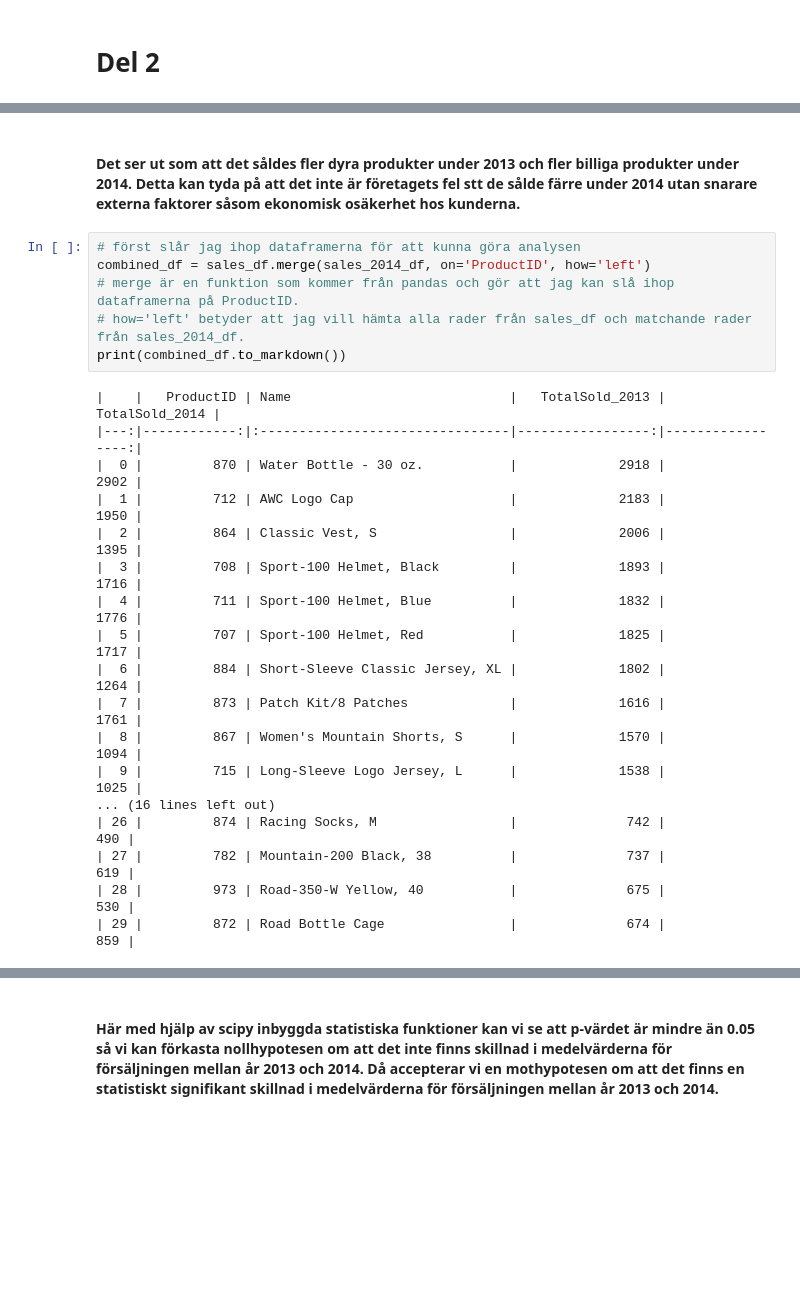
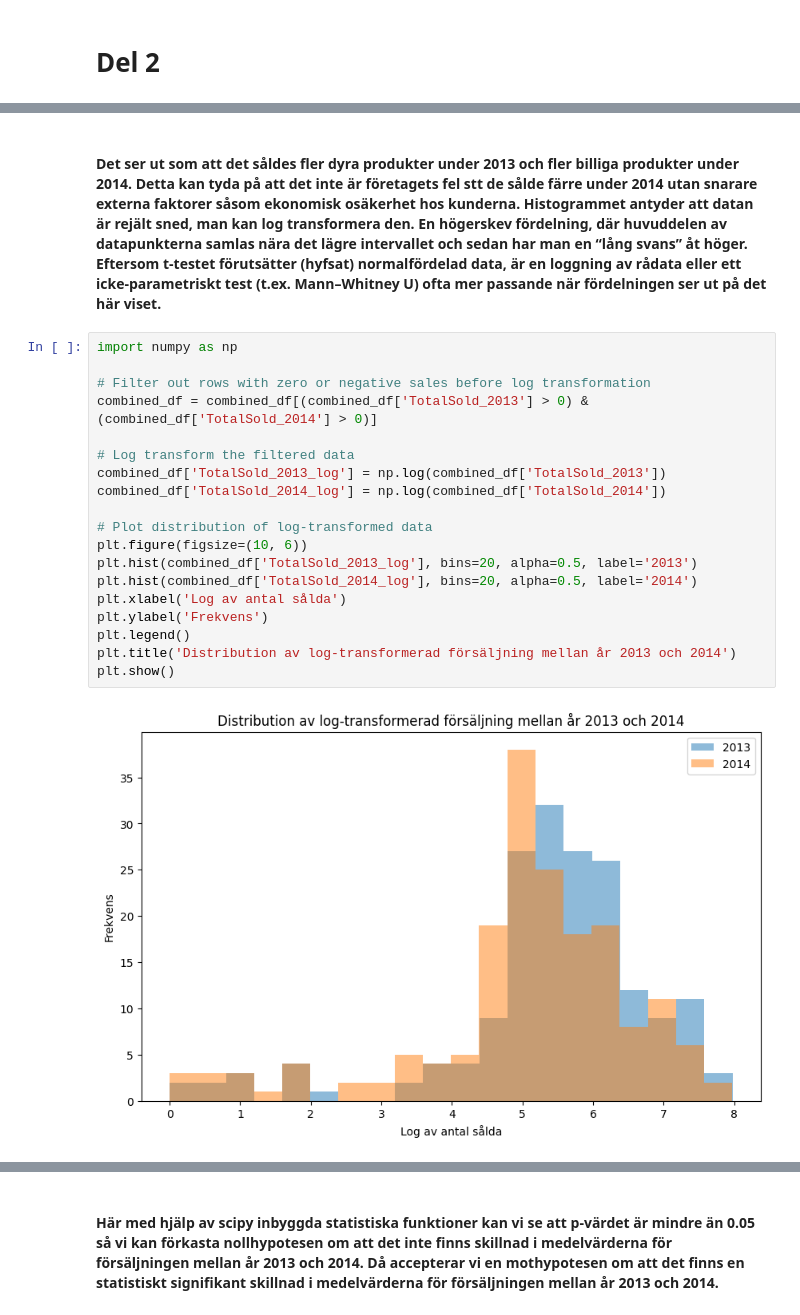
Before and after one commit to maria-lagerholm/FullStackRomanChurches, a Jupyter notebook: kunskapskontroll_Lagerholm.ipynb, the cells around one changed output, grey strips where cells are left out. Cells and saved outputs as stored; diff of their text form; blank space fills up the shorter version.

Commit message:
corrected distribution

```diff
--- a/kunskapskontroll_Lagerholm.ipynb
+++ b/kunskapskontroll_Lagerholm.ipynb
@@ -533,29 +567,26 @@ plt.show()
 # %% [markdown]
-#### Det ser ut som att det såldes fler dyra produkter under 2013 och fler billiga produkter under 2014. Detta kan tyda på att det inte är företagets fel stt de sålde färre under 2014 utan snarare externa faktorer såsom ekonomisk osäkerhet hos kunderna.
+#### Det ser ut som att det såldes fler dyra produkter under 2013 och fler billiga produkter under 2014. Detta kan tyda på att det inte är företagets fel stt de sålde färre under 2014 utan snarare externa faktorer såsom ekonomisk osäkerhet hos kunderna. Histogrammet antyder att datan är rejält sned, man kan log transformera den.  En högerskev fördelning, där huvuddelen av datapunkterna samlas nära det lägre intervallet och sedan har man en “lång svans” åt höger. Eftersom t-testet förutsätter (hyfsat) normalfördelad data, är en loggning av rådata eller ett icke-parametriskt test (t.ex. Mann–Whitney U) ofta mer passande när fördelningen ser ut på det här viset.
-# %%
-# först slår jag ihop dataframerna för att kunna göra analysen
-combined_df = sales_df.merge(sales_2014_df, on='ProductID', how='left')
-# merge är en funktion som kommer från pandas och gör att jag kan slå ihop dataframerna på ProductID.
-# how='left' betyder att jag vill hämta alla rader från sales_df och matchande rader från sales_2014_df.
-print(combined_df.to_markdown())
-# %% [output]
-|    |   ProductID | Name                            |   TotalSold_2013 |   TotalSold_2014 |
-|---:|------------:|:--------------------------------|-----------------:|-----------------:|
-|  0 |         870 | Water Bottle - 30 oz.           |             2918 |             2902 |
-|  1 |         712 | AWC Logo Cap                    |             2183 |             1950 |
-|  2 |         864 | Classic Vest, S                 |             2006 |             1395 |
-|  3 |         708 | Sport-100 Helmet, Black         |             1893 |             1716 |
-|  4 |         711 | Sport-100 Helmet, Blue          |             1832 |             1776 |
-|  5 |         707 | Sport-100 Helmet, Red           |             1825 |             1717 |
-|  6 |         884 | Short-Sleeve Classic Jersey, XL |             1802 |             1264 |
-|  7 |         873 | Patch Kit/8 Patches             |             1616 |             1761 |
-|  8 |         867 | Women's Mountain Shorts, S      |             1570 |             1094 |
-|  9 |         715 | Long-Sleeve Logo Jersey, L      |             1538 |             1025 |
-... (16 lines left out)
-| 26 |         874 | Racing Socks, M                 |              742 |              490 |
-| 27 |         782 | Mountain-200 Black, 38          |              737 |              619 |
-| 28 |         973 | Road-350-W Yellow, 40           |              675 |              530 |
-| 29 |         872 | Road Bottle Cage                |              674 |              859 |
+# %%
+import numpy as np
+
+# Filter out rows with zero or negative sales before log transformation
+combined_df = combined_df[(combined_df['TotalSold_2013'] > 0) & (combined_df['TotalSold_2014'] > 0)]
+
+# Log transform the filtered data
+combined_df['TotalSold_2013_log'] = np.log(combined_df['TotalSold_2013'])
+combined_df['TotalSold_2014_log'] = np.log(combined_df['TotalSold_2014'])
+
+# Plot distribution of log-transformed data
+plt.figure(figsize=(10, 6))
+plt.hist(combined_df['TotalSold_2013_log'], bins=20, alpha=0.5, label='2013')
+plt.hist(combined_df['TotalSold_2014_log'], bins=20, alpha=0.5, label='2014')
+plt.xlabel('Log av antal sålda')
+plt.ylabel('Frekvens')
+plt.legend()
+plt.title('Distribution av log-transformerad försäljning mellan år 2013 och 2014')
+plt.show()
+# %% [output]
+[figure, added]
 # %%
 # nu kan jag göra en t-test för att se om det finns en signifikant skillnad i försäljningen mellan år 2013 och 2014.
 from scipy.stats import ttest_ind
```
Also changed, not shown: parts of 12 cells of this notebook.
